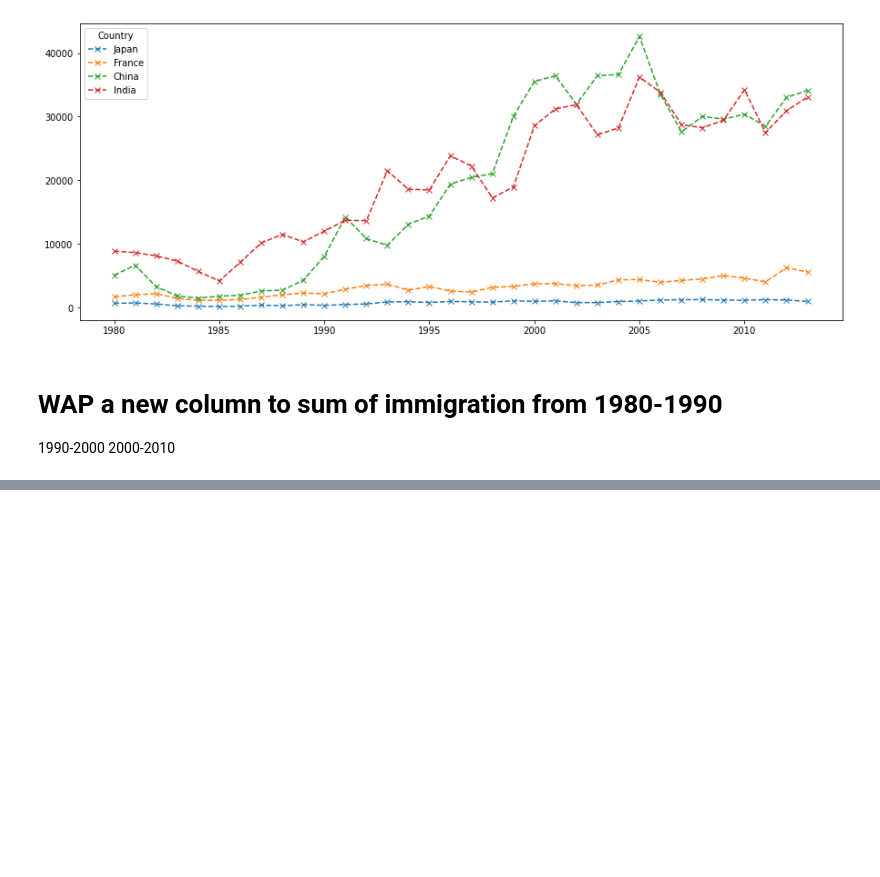
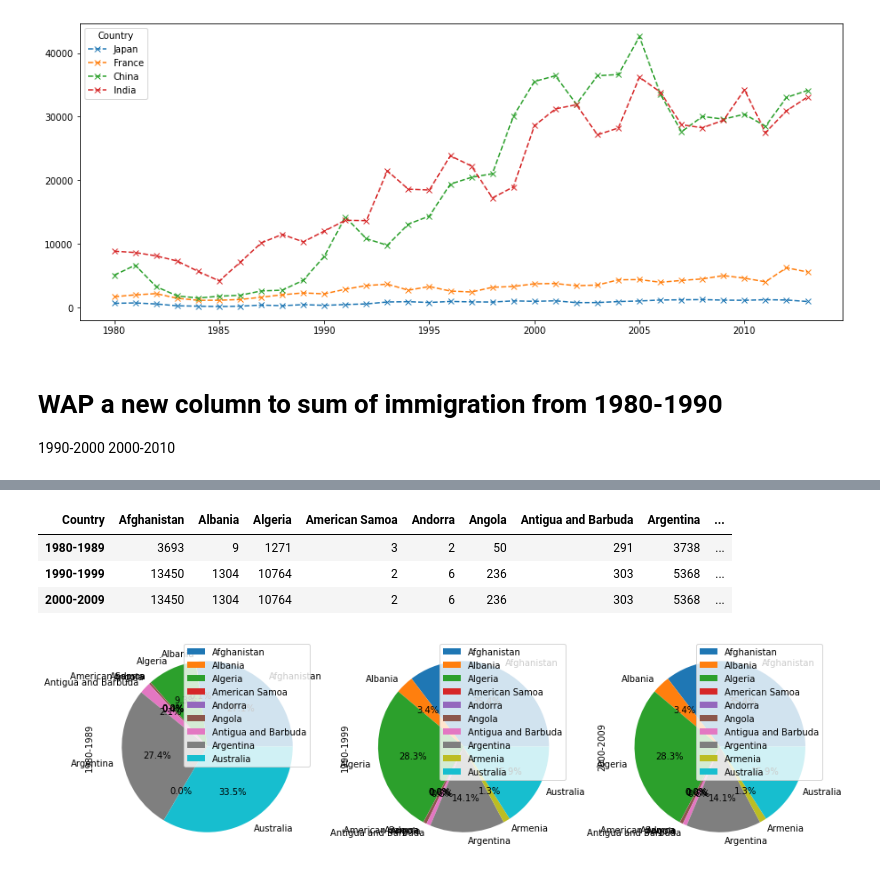
Before and after one commit to Letstry2code/Python-Basic, a Jupyter notebook: Data analysis/analysis.ipynb, the cells around one changed output, grey strips where cells are left out. Cells and saved outputs as stored; diff of their text form; code cells hidden in the pictures; blank space fills up the shorter version.

```diff
--- a/Data analysis/analysis.ipynb
+++ b/Data analysis/analysis.ipynb
@@ -94,0 +355,2 @@ canada.loc[['Japan','France','China','India'],years].T.plot(kind='line',figsize=
+# %%
+country_list=canada.index.tolist()
@@ -94,0 +374,13 @@ canada.loc[['Japan','France','China','India'],years].T.plot(kind='line',figsize=
+# %%
+canada.loc[country_list,decade_cols].T
+# %% [output]
+| Country | Afghanistan | Albania | Algeria | American Samoa | Andorra | Angola | Antigua and Barbuda | Argentina | ... |
+| 1980-1989 | 3693 | 9 | 1271 | 3 | 2 | 50 | 291 | 3738 | ... |
+| 1990-1999 | 13450 | 1304 | 10764 | 2 | 6 | 236 | 303 | 5368 | ... |
+| 2000-2009 | 13450 | 1304 | 10764 | 2 | 6 | 236 | 303 | 5368 | ... |
+# %%
+canada.loc[country_list[:10],decade_cols].plot(kind='pie',figsize=(25,25),autopct='%1.1f%%',subplots=True,
+    layout=(2,5))
+plt.savefig('first_five_countries.png',bbox_inches='tight')
+# %% [output]
+[figure, added]
```
Also changed, not shown: parts of 50 cells of this notebook, 1 other file.
